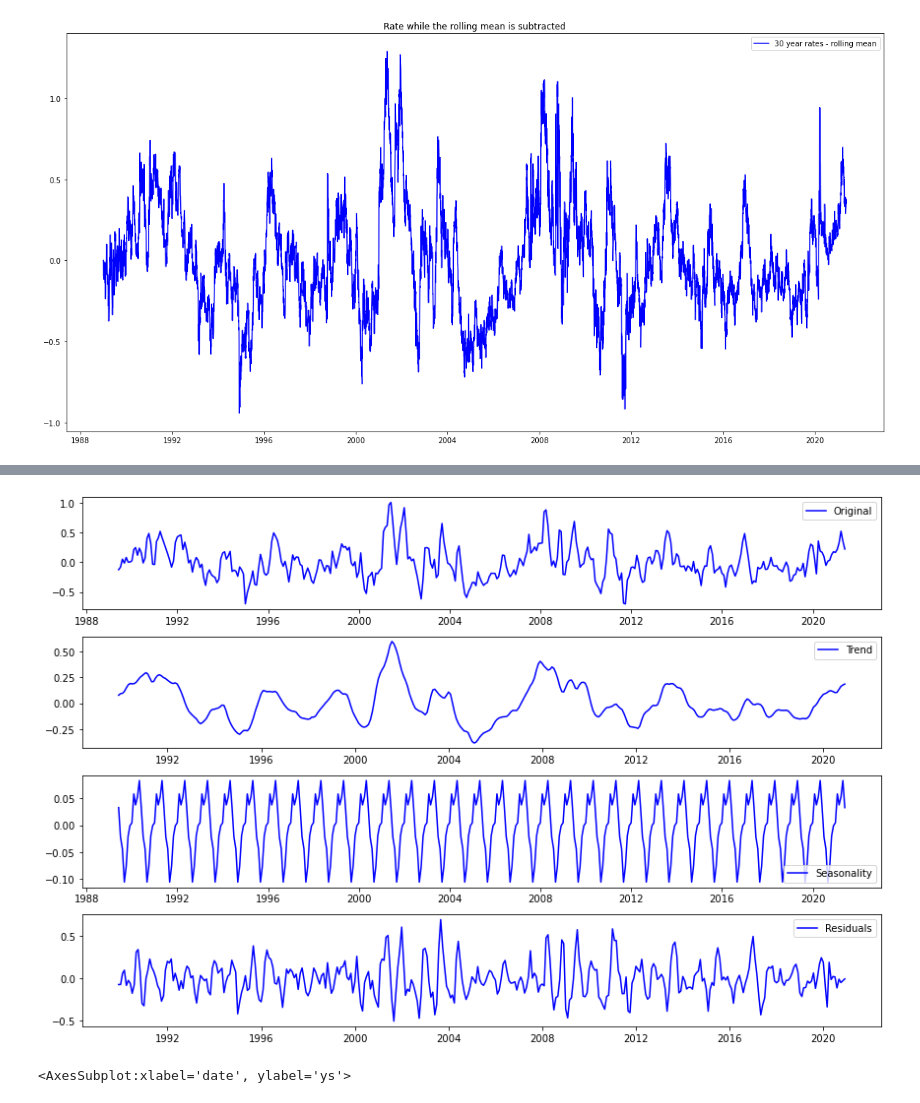
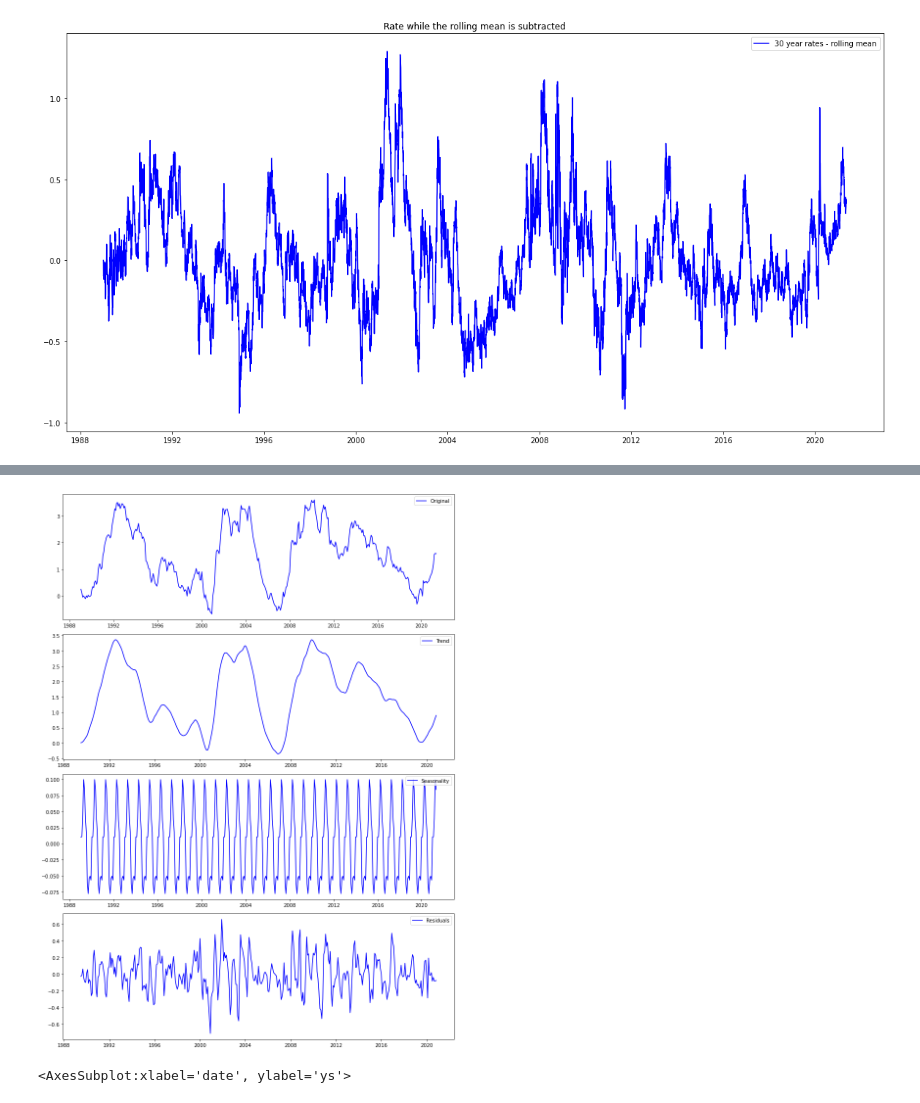
Before and after one commit to saifword/stlt_int_forecast, a Jupyter notebook: treasury_forecast.ipynb, the cells around one changed output, grey strips where cells are left out. Cells and saved outputs as stored; diff of their text form; code cells hidden in the pictures.

```diff
--- a/treasury_forecast.ipynb
+++ b/treasury_forecast.ipynb
@@ -257,0 +265,3 @@ dtype: float64
+# %%
+ys_month = df['ys'].resample('MS').mean()
+ys_std = df['ys'].resample('MS').std()
@@ -383,31 +382,31 @@ dts =minus_rm.groupby(pd.Grouper(freq='M')).mean()
 # %%
 from statsmodels.tsa.seasonal import seasonal_decompose
 
 
-decomposition = seasonal_decompose(dts)
+decomposition = seasonal_decompose(ys_month)
 
 # Gather the trend, seasonality, and residuals
 trend = decomposition.trend
 seasonal = decomposition.seasonal
 residual = decomposition.resid
 
 # Plot gathered statistics
-plt.figure(figsize=(12,8))
+plt.figure(figsize=(12,16))
 plt.subplot(411)
-plt.plot(dts, label='Original', color='blue')
+plt.plot(ys_month, label='Original', color='blue')
 plt.legend(loc='best')
 plt.subplot(412)
 plt.plot(trend, label='Trend', color='blue')
 plt.legend(loc='best')
 plt.subplot(413)
 plt.plot(seasonal,label='Seasonality', color='blue')
 plt.legend(loc='best')
 plt.subplot(414)
 plt.plot(residual, label='Residuals', color='blue')
 plt.legend(loc='best')
 plt.tight_layout()
 # %% [output]
-[figure, old version]
+[figure, new version]
 # %%
 sns.lineplot(x=df.index.month, y=(df['ys']-df['ys'].mean()), ci=False)
 # %% [output]
```
Also changed, not shown: parts of 77 cells of this notebook.
